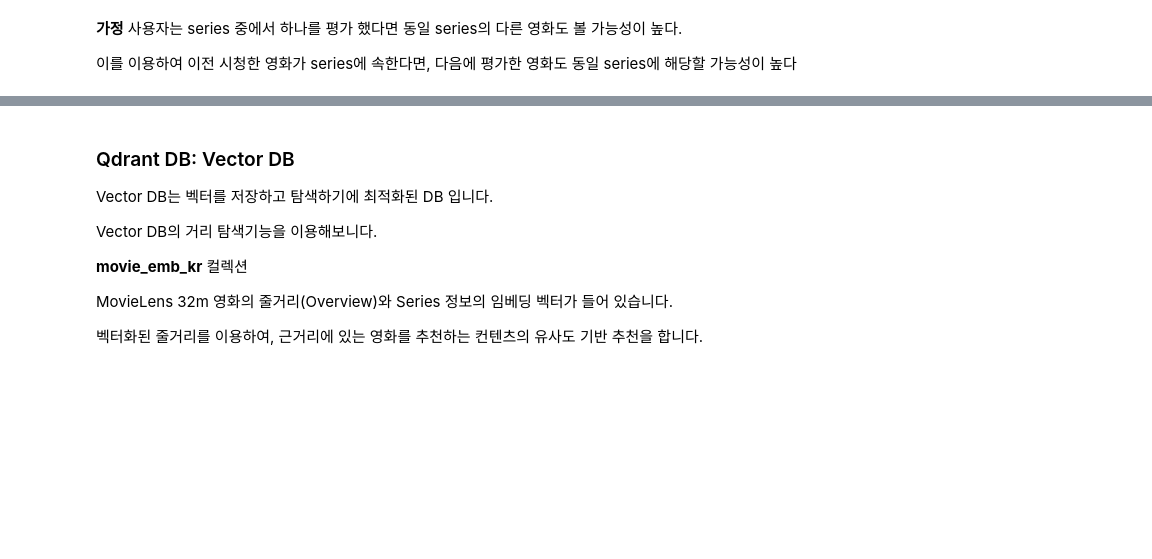
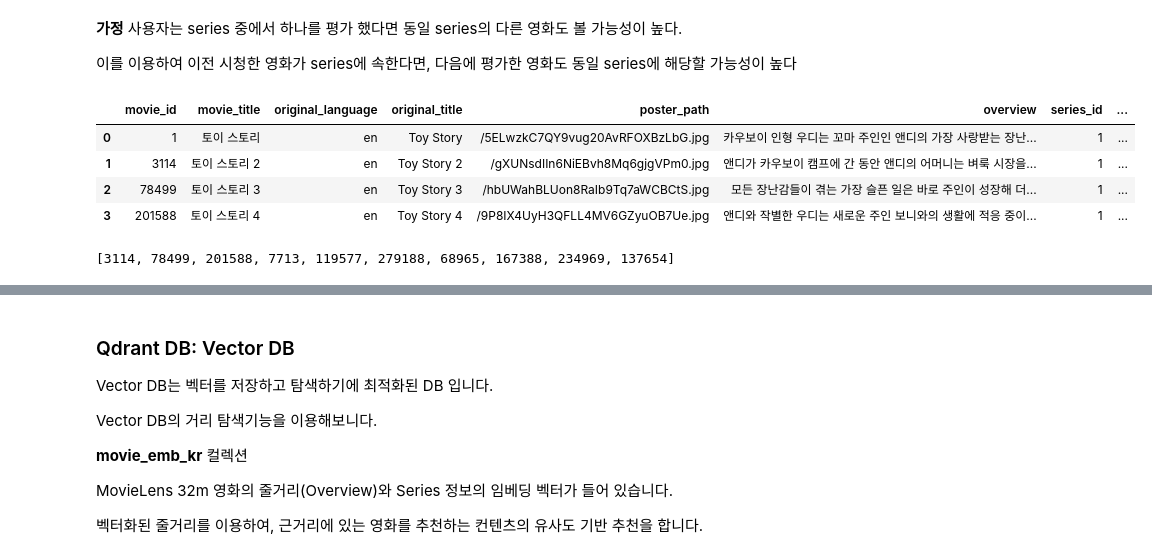
Before and after one commit to sunkusun9/rcmd_2509, a Jupyter notebook: 3.콘텐츠 기반 추천.ipynb, the cells around one changed output, grey strips where cells are left out. Saved outputs shown, nothing was run; the diff lists cells and outputs as text; code cells hidden in the pictures; blank space fills up the shorter version.

```diff
--- a/3.콘텐츠 기반 추천.ipynb
+++ b/3.콘텐츠 기반 추천.ipynb
@@ -184,9 +265,15 @@ s
 # %%
 # movie_id 1이 토이 스토리가 속한 series인 1번 series의 다른 영화들을 가져옵니다.
 s = get_rows(
-    #TODO-with
+    "SELECT * FROM movie WHERE series_id = :series_id", {'series_id': 1}
 )
 s
+# %% [output]
+|  | movie_id | movie_title | original_language | original_title | poster_path | overview | series_id | ... |
+| 0 | 1 | 토이 스토리 | en | Toy Story | /5ELwzkC7QY9vug20AvRFOXBzLbG.jpg | 카우보이 인형 우디는 꼬마 주인인 앤디의 가장 사랑받는 장난... | 1 | ... |
+| 1 | 3114 | 토이 스토리 2 | en | Toy Story 2 | /gXUNsdIIn6NiEBvh8Mq6gjgVPm0.jpg | 앤디가 카우보이 캠프에 간 동안 앤디의 어머니는 벼룩 시장을... | 1 | ... |
+| 2 | 78499 | 토이 스토리 3 | en | Toy Story 3 | /hbUWahBLUon8RaIb9Tq7aWCBCtS.jpg | 모든 장난감들이 겪는 가장 슬픈 일은 바로 주인이 성장해 더... | 1 | ... |
+| 3 | 201588 | 토이 스토리 4 | en | Toy Story 4 | /9P8IX4UyH3QFLL4MV6GZyuOB7Ue.jpg | 앤디와 작별한 우디는 새로운 주인 보니와의 생활에 적응 중이... | 1 | ... |
 # %%
 def series_rcmd(movieId):
     """
@@ -217,6 +304,8 @@ def series_rcmd(movieId):
     return (series_list + np.random.choice(s_movieId, 10 - len(series_list)).tolist())[:10] if len(series_list) < 10 else series_list[:10]
 # %%
 # movie_id 가 1인 추천 목록가져 오기
-#TODO-with
+series_rcmd(1)
+# %% [output]
+[3114, 78499, 201588, 7713, 119577, 279188, 68965, 167388, 234969, 137654]
 # %%
 evaluate(df_ratings_3000, series_rcmd)
```
Also changed, not shown: parts of 11 cells of this notebook.
